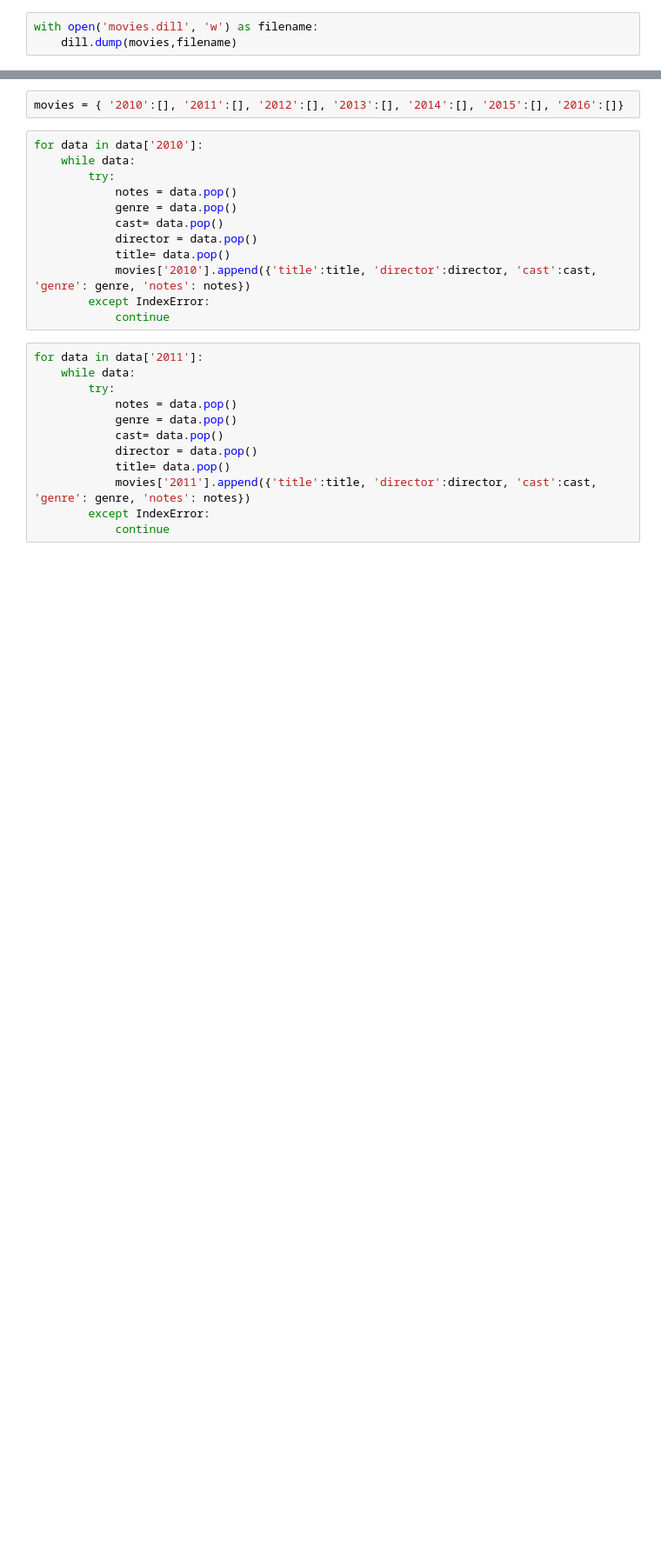
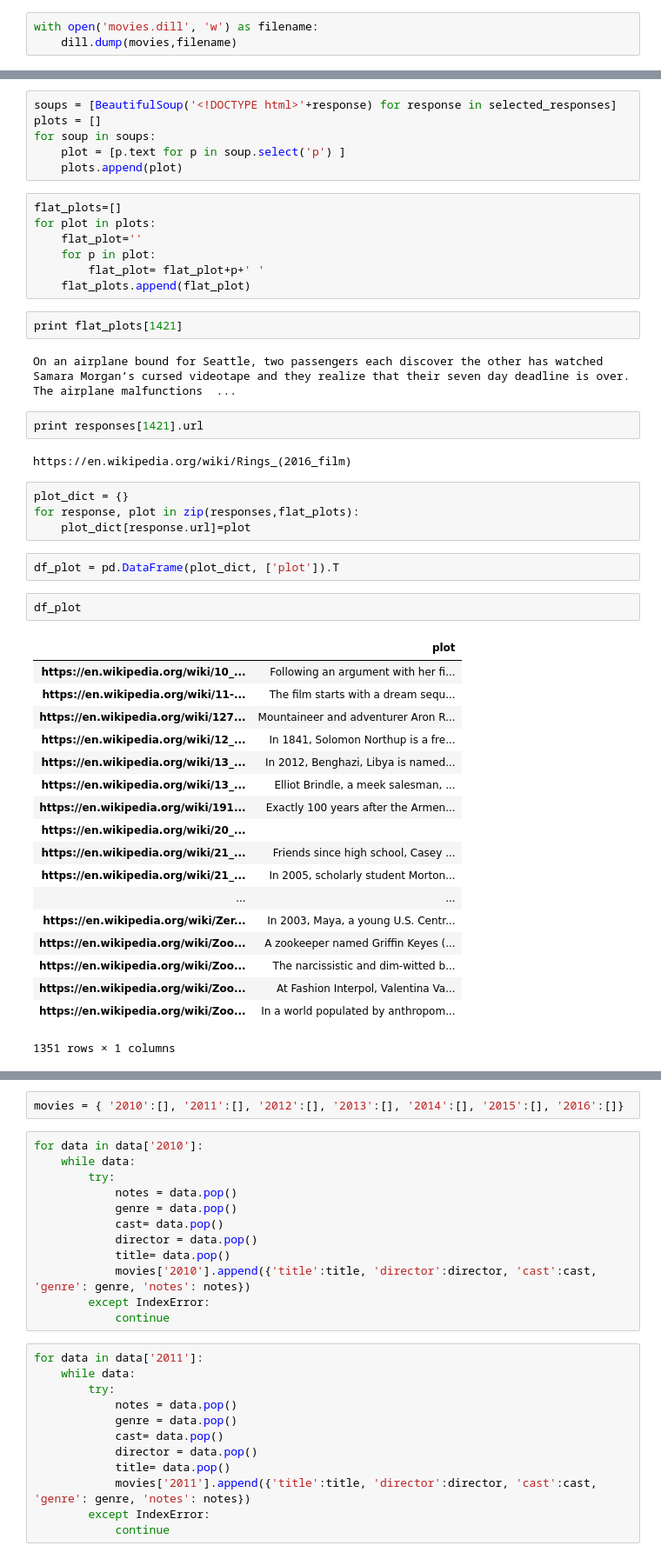
Before and after one commit to venamax/movies, a Jupyter notebook: Movie_Data_Wikipedia.ipynb, the cells around one changed output, grey strips where cells are left out. Shown: that part at 87% size. Saved outputs shown, nothing was run; the diff lists cells and outputs as text; blank space fills up the shorter version.

Commit message:
plots scrapped

```diff
--- a/Movie_Data_Wikipedia.ipynb
+++ b/Movie_Data_Wikipedia.ipynb
@@ -586,0 +625,48 @@ with open('movies.dill', 'w') as filename:
+# %%
+soups = [BeautifulSoup('<!DOCTYPE html>'+response) for response in selected_responses]
+plots = []
+for soup in soups:
+    plot = [p.text for p in soup.select('p') ]
+    plots.append(plot)
+# %%
+flat_plots=[]
+for plot in plots:
+    flat_plot=''
+    for p in plot:
+        flat_plot= flat_plot+p+' '
+    flat_plots.append(flat_plot)
+# %%
+print flat_plots[1421]
+# %% [output]
+On an airplane bound for Seattle, two passengers each discover the other has watched Samara Morgan’s cursed videotape and they realize that their seven day deadline is over. The airplane malfunctions  ...
+# %%
+print responses[1421].url
+# %% [output]
+https://en.wikipedia.org/wiki/Rings_(2016_film)
+# %%
+plot_dict = {}
+for response, plot in zip(responses,flat_plots):
+    plot_dict[response.url]=plot
+# %%
+df_plot = pd.DataFrame(plot_dict, ['plot']).T
+# %%
+df_plot
+# %% [output]
+|  | plot |
+| https://en.wikipedia.org/wiki/10_... | Following an argument with her fi... |
+| https://en.wikipedia.org/wiki/11-... | The film starts with a dream sequ... |
+| https://en.wikipedia.org/wiki/127... | Mountaineer and adventurer Aron R... |
+| https://en.wikipedia.org/wiki/12_... | In 1841, Solomon Northup is a fre... |
+| https://en.wikipedia.org/wiki/13_... | In 2012, Benghazi, Libya is named... |
+| https://en.wikipedia.org/wiki/13_... | Elliot Brindle, a meek salesman, ... |
+| https://en.wikipedia.org/wiki/191... | Exactly 100 years after the Armen... |
+| https://en.wikipedia.org/wiki/20_... |  |
+| https://en.wikipedia.org/wiki/21_... | Friends since high school, Casey ... |
+| https://en.wikipedia.org/wiki/21_... | In 2005, scholarly student Morton... |
+| ... | ... |
+| https://en.wikipedia.org/wiki/Zer... | In 2003, Maya, a young U.S. Centr... |
+| https://en.wikipedia.org/wiki/Zoo... | A zookeeper named Griffin Keyes (... |
+| https://en.wikipedia.org/wiki/Zoo... | The narcissistic and dim-witted b... |
+| https://en.wikipedia.org/wiki/Zoo... | At Fashion Interpol, Valentina Va... |
+| https://en.wikipedia.org/wiki/Zoo... | In a world populated by anthropom... |
+1351 rows × 1 columns
```
Also changed, not shown: parts of 10 cells of this notebook.
